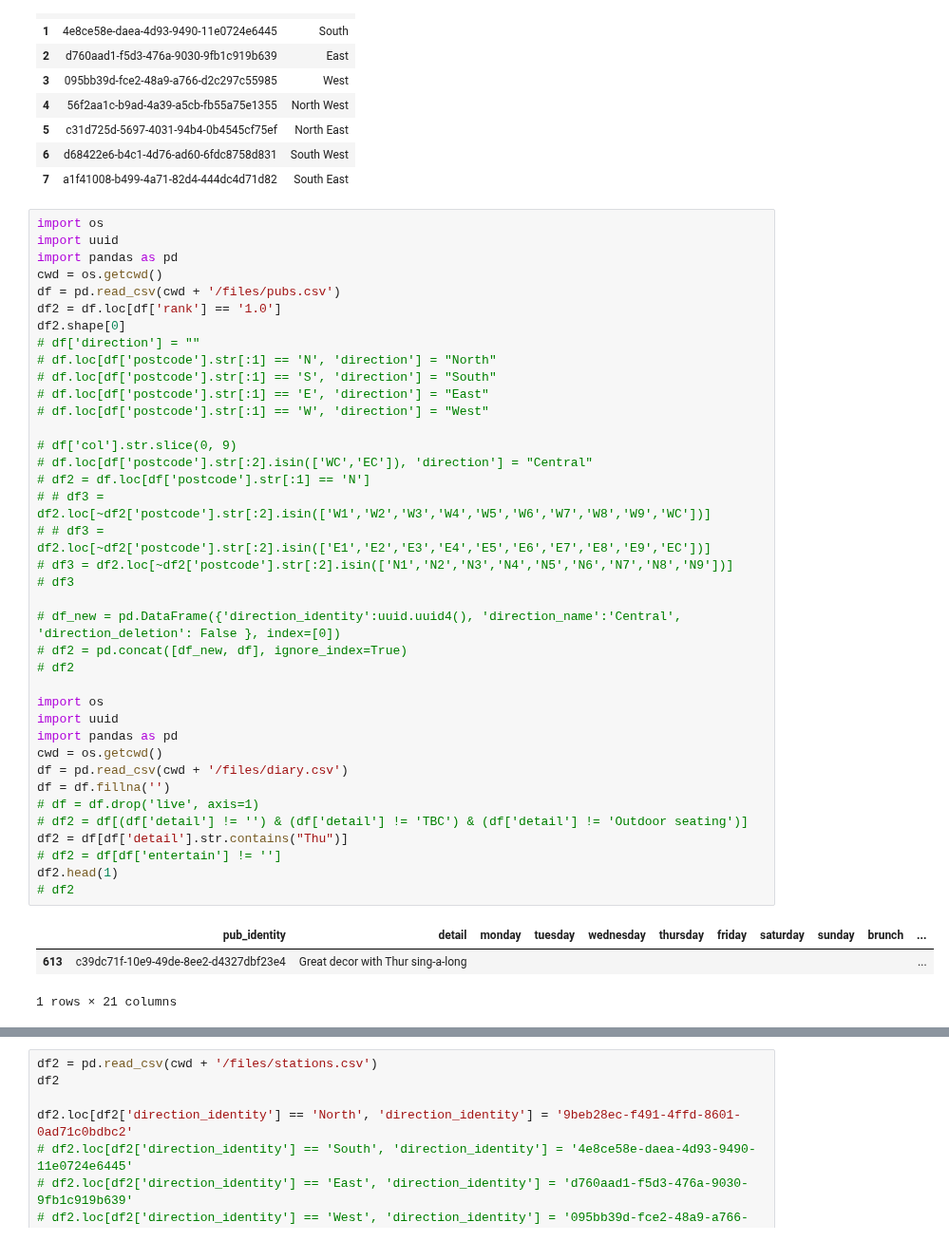
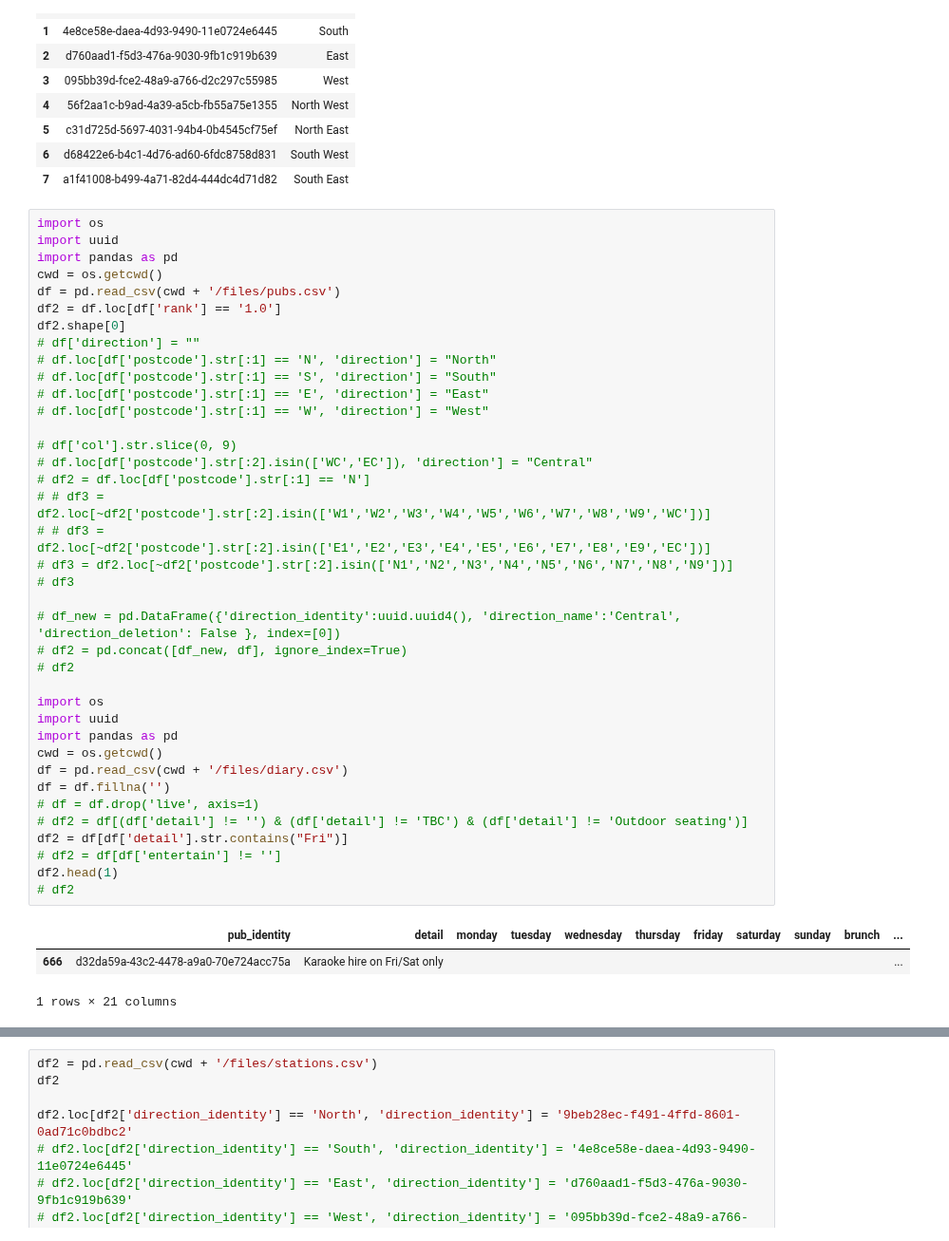
Before and after one commit to cartsmate/thepubcrawls, a Jupyter notebook: stations_edit.ipynb, the cells around one changed output, grey strips where cells are left out. Shown at 95% size. Saved outputs shown, nothing was run; the diff lists cells and outputs as text.

```diff
--- a/stations_edit.ipynb
+++ b/stations_edit.ipynb
@@ -145,34 +145,34 @@ df2.shape[0]
 # df.loc[df['postcode'].str[:1] == 'N', 'direction'] = "North"
 # df.loc[df['postcode'].str[:1] == 'S', 'direction'] = "South"
 # df.loc[df['postcode'].str[:1] == 'E', 'direction'] = "East"
 # df.loc[df['postcode'].str[:1] == 'W', 'direction'] = "West"
 
 # df['col'].str.slice(0, 9)
 # df.loc[df['postcode'].str[:2].isin(['WC','EC']), 'direction'] = "Central"
 # df2 = df.loc[df['postcode'].str[:1] == 'N']
 # # df3 = df2.loc[~df2['postcode'].str[:2].isin(['W1','W2','W3','W4','W5','W6','W7','W8','W9','WC'])]
 # # df3 = df2.loc[~df2['postcode'].str[:2].isin(['E1','E2','E3','E4','E5','E6','E7','E8','E9','EC'])]
 # df3 = df2.loc[~df2['postcode'].str[:2].isin(['N1','N2','N3','N4','N5','N6','N7','N8','N9'])]
 # df3
 
 # df_new = pd.DataFrame({'direction_identity':uuid.uuid4(), 'direction_name':'Central', 'direction_deletion': False }, index=[0])
 # df2 = pd.concat([df_new, df], ignore_index=True)
 # df2
 
 import os
 import uuid
 import pandas as pd
 cwd = os.getcwd()
 df = pd.read_csv(cwd + '/files/diary.csv')
 df = df.fillna('')
 # df = df.drop('live', axis=1)
 # df2 = df[(df['detail'] != '') & (df['detail'] != 'TBC') & (df['detail'] != 'Outdoor seating')]
-df2 = df[df['detail'].str.contains("Thu")]
+df2 = df[df['detail'].str.contains("Fri")]
 # df2 = df[df['entertain'] != '']
 df2.head(1)
 # df2
 # %% [output]
 |  | pub_identity | detail | monday | tuesday | wednesday | thursday | friday | saturday | sunday | brunch | ... |
-| 613 | c39dc71f-10e9-49de-8ee2-d4327dbf23e4 | Great decor with Thur sing-a-long |  |  |  |  |  |  |  |  | ... |
+| 666 | d32da59a-43c2-4478-a9a0-70e724acc75a | Karaoke hire on Fri/Sat only |  |  |  |  |  |  |  |  | ... |
 1 rows × 21 columns
 # %%
```
Also changed, not shown: parts of 1 cell of this notebook, 1 other file.
